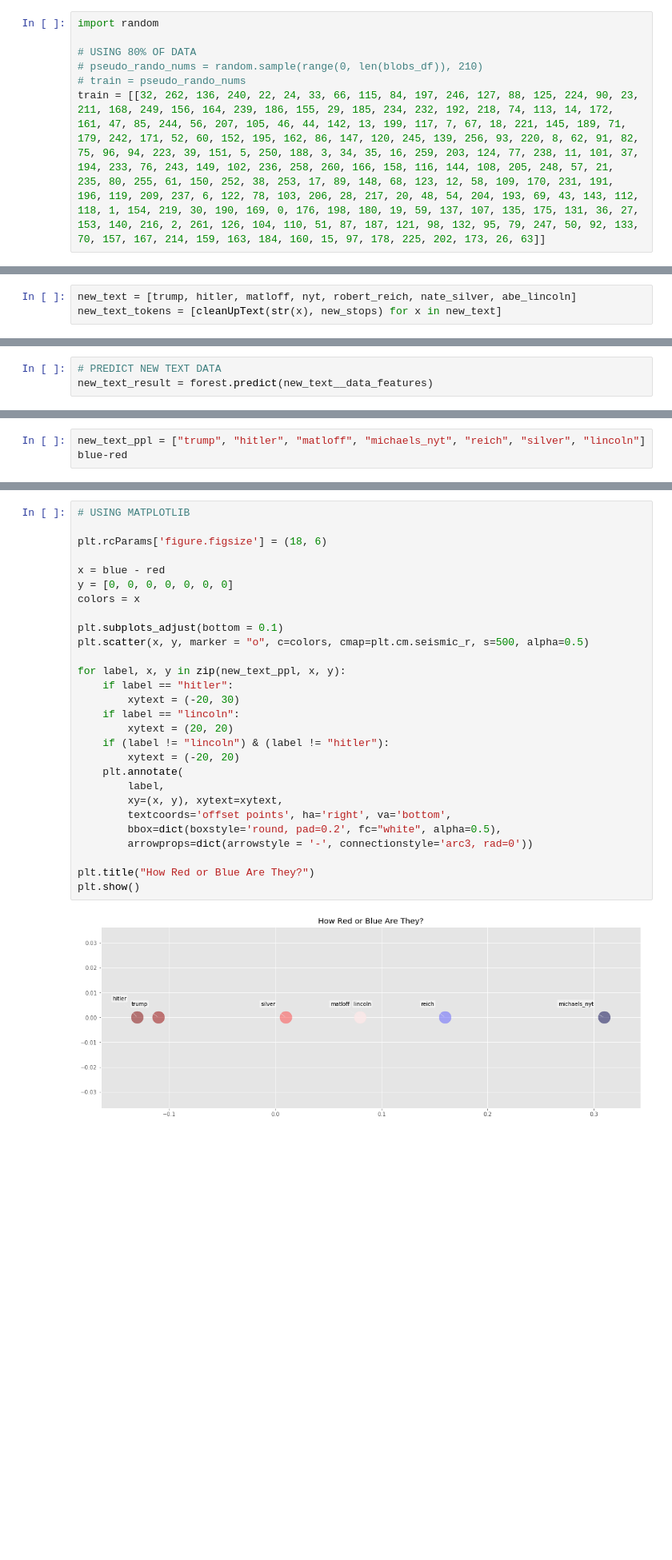
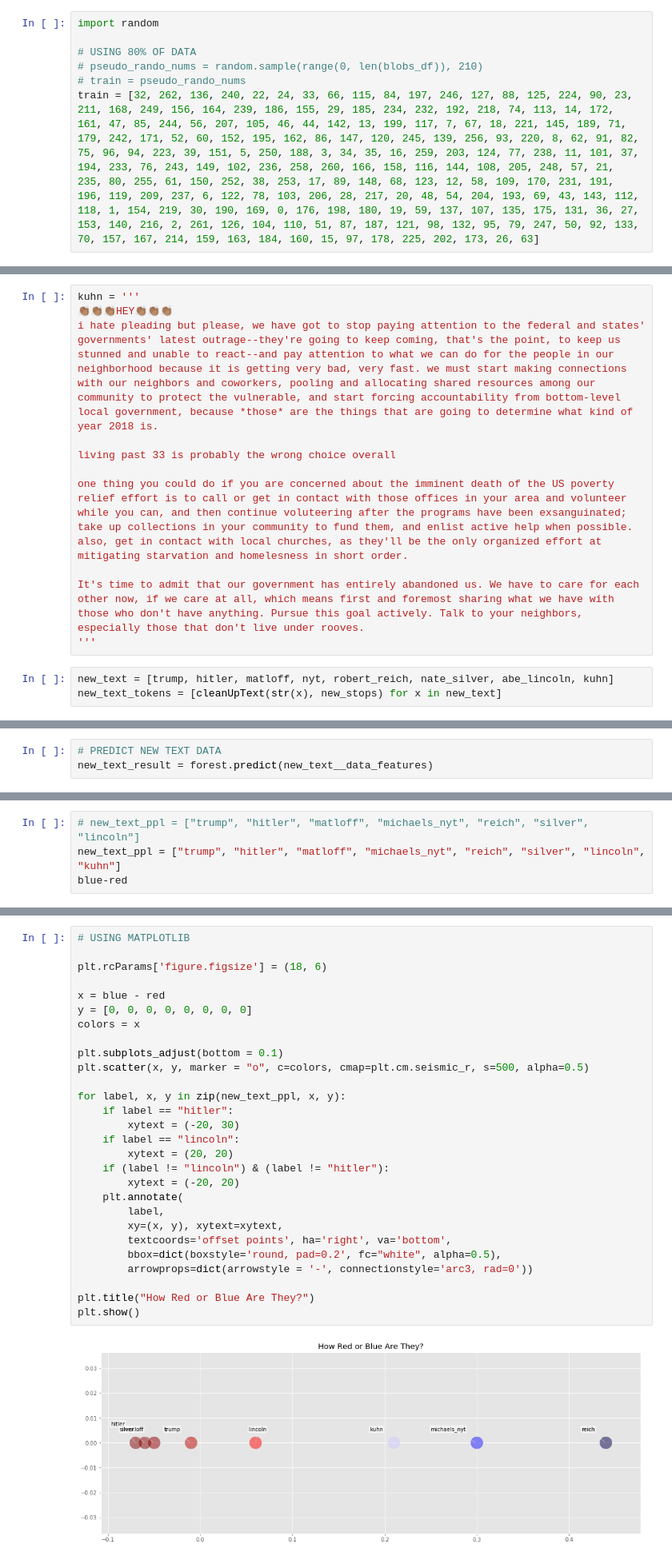
Before and after one commit to palautatan/project141b, a Jupyter notebook: text_processing.ipynb, the cells around one changed output, grey strips where cells are left out. Shown: that part at 80% size. Cells and saved outputs as stored; diff of their text form; blank space fills up the shorter version.

```diff
--- a/text_processing.ipynb
+++ b/text_processing.ipynb
@@ -459,7 +465,7 @@ import random
 # USING 80% OF DATA
 # pseudo_rando_nums = random.sample(range(0, len(blobs_df)), 210)
 # train = pseudo_rando_nums
-train = [[32, 262, 136, 240, 22, 24, 33, 66, 115, 84, 197, 246, 127, 88, 125, 224, 90, 23, 211, 168, 249, 156, 164, 239, 186, 155, 29, 185, 234, 232, 192, 218, 74, 113, 14, 172, 161, 47, 85, 244, 56, 207, 105, 46, 44, 142, 13, 199, 117, 7, 67, 18, 221, 145, 189, 71, 179, 242, 171, 52, 60, 152, 195, 162, 86, 147, 120, 245, 139, 256, 93, 220, 8, 62, 91, 82, 75, 96, 94, 223, 39, 151, 5, 250, 188, 3, 34, 35, 16, 259, 203, 124, 77, 238, 11, 101, 37, 194, 233, 76, 243, 149, 102, 236, 258, 260, 166, 158, 116, 144, 108, 205, 248, 57, 21, 235, 80, 255, 61, 150, 252, 38, 253, 17, 89, 148, 68, 123, 12, 58, 109, 170, 231, 191, 196, 119, 209, 237, 6, 122, 78, 103, 206, 28, 217, 20, 48, 54, 204, 193, 69, 43, 143, 112, 118, 1, 154, 219, 30, 190, 169, 0, 176, 198, 180, 19, 59, 137, 107, 135, 175, 131, 36, 27, 153, 140, 216, 2, 261, 126, 104, 110, 51, 87, 187, 121, 98, 132, 95, 79, 247, 50, 92, 133, 70, 157, 167, 214, 159, 163, 184, 160, 15, 97, 178, 225, 202, 173, 26, 63]]
+train = [32, 262, 136, 240, 22, 24, 33, 66, 115, 84, 197, 246, 127, 88, 125, 224, 90, 23, 211, 168, 249, 156, 164, 239, 186, 155, 29, 185, 234, 232, 192, 218, 74, 113, 14, 172, 161, 47, 85, 244, 56, 207, 105, 46, 44, 142, 13, 199, 117, 7, 67, 18, 221, 145, 189, 71, 179, 242, 171, 52, 60, 152, 195, 162, 86, 147, 120, 245, 139, 256, 93, 220, 8, 62, 91, 82, 75, 96, 94, 223, 39, 151, 5, 250, 188, 3, 34, 35, 16, 259, 203, 124, 77, 238, 11, 101, 37, 194, 233, 76, 243, 149, 102, 236, 258, 260, 166, 158, 116, 144, 108, 205, 248, 57, 21, 235, 80, 255, 61, 150, 252, 38, 253, 17, 89, 148, 68, 123, 12, 58, 109, 170, 231, 191, 196, 119, 209, 237, 6, 122, 78, 103, 206, 28, 217, 20, 48, 54, 204, 193, 69, 43, 143, 112, 118, 1, 154, 219, 30, 190, 169, 0, 176, 198, 180, 19, 59, 137, 107, 135, 175, 131, 36, 27, 153, 140, 216, 2, 261, 126, 104, 110, 51, 87, 187, 121, 98, 132, 95, 79, 247, 50, 92, 133, 70, 157, 167, 214, 159, 163, 184, 160, 15, 97, 178, 225, 202, 173, 26, 63]
 # %%
 # VECTORIZING TRAINING DATA
 vectorizer = CountVectorizer(analyzer= "word",
@@ -647,8 +653,19 @@ abe_lincoln = '''Fourscore and seven years ago our fathers brought forth on this
 Now we are engaged in a great civil war, testing whether that nation, or any nation so conceived and so dedicated, can long endure. We are met on a great battle-field of that war. We have come to dedicate a portion of that field, as a final resting place for those who here gave their lives that that nation might live. It is altogether fitting and proper that we should do this.
 
 But, in a larger sense, we can not dedicate-we can not consecrate-we can not hallow-this ground. The brave men, living and dead, who struggled here, have consecrated it, far above our poor power to add or detract. The world will little note, nor long remember what we say here, but it can never forget what they did here. It is for us the living, rather, to be dedicated here to the unfinished work which they who fought here have thus far so nobly advanced. It is rather for us to be here dedicated to the great task remaining before us-that from these honored dead we take increased devotion to that cause for which they gave the last full measure of devotion-that we here highly resolve that these dead shall not have died in vain-that this nation, under God, shall have a new birth of freedom-and that government of the people, by the people, for the people shall not perish from the earth.'''
+# %%
+kuhn = '''
+👏🏽👏🏽👏🏽HEY👏🏽👏🏽👏🏽
+i hate pleading but please, we have got to stop paying attention to the federal and states' governments' latest outrage--they're going to keep coming, that's the point, to keep us stunned and unable to react--and pay attention to what we can do for the people in our neighborhood because it is getting very bad, very fast. we must start making connections with our neighbors and coworkers, pooling and allocating shared resources among our community to protect the vulnerable, and start forcing accountability from bottom-level local government, because *those* are the things that are going to determine what kind of year 2018 is.
+
+living past 33 is probably the wrong choice overall
+
+one thing you could do if you are concerned about the imminent death of the US poverty relief effort is to call or get in contact with those offices in your area and volunteer while you can, and then continue voluteering after the programs have been exsanguinated; take up collections in your community to fund them, and enlist active help when possible. also, get in contact with local churches, as they'll be the only organized effort at mitigating starvation and homelesness in short order.
+
+It's time to admit that our government has entirely abandoned us. We have to care for each other now, if we care at all, which means first and foremost sharing what we have with those who don't have anything. Pursue this goal actively. Talk to your neighbors, especially those that don't live under rooves.
+'''
 # %%
-new_text = [trump, hitler, matloff, nyt, robert_reich, nate_silver, abe_lincoln]
+new_text = [trump, hitler, matloff, nyt, robert_reich, nate_silver, abe_lincoln, kuhn]
 new_text_tokens = [cleanUpText(str(x), new_stops) for x in new_text]
 # %%
 new_text_blobs = [" ".join(x) for x in new_text_tokens]
@@ -703,6 +721,7 @@ Perhaps we can only use the first two columns and use that as a score.
 red = np.array([new_text_predicted_probs[x][0] for x in range(len(new_text_predicted_probs))])
 blue = np.array([new_text_predicted_probs[x][1] for x in range(len(new_text_predicted_probs))])
 # %%
-new_text_ppl = ["trump", "hitler", "matloff", "michaels_nyt", "reich", "silver", "lincoln"]
+# new_text_ppl = ["trump", "hitler", "matloff", "michaels_nyt", "reich", "silver", "lincoln"]
+new_text_ppl = ["trump", "hitler", "matloff", "michaels_nyt", "reich", "silver", "lincoln", "kuhn"]
 blue-red
 # %% [output]
@@ -742,30 +762,30 @@ plot_url = py.plot_mpl(fig, filename="how-red-how-blue")
 # %%
 # USING MATPLOTLIB
 
 plt.rcParams['figure.figsize'] = (18, 6)
 
 x = blue - red
-y = [0, 0, 0, 0, 0, 0, 0]
+y = [0, 0, 0, 0, 0, 0, 0, 0]
 colors = x
 
 plt.subplots_adjust(bottom = 0.1)
 plt.scatter(x, y, marker = "o", c=colors, cmap=plt.cm.seismic_r, s=500, alpha=0.5)
 
 for label, x, y in zip(new_text_ppl, x, y):
     if label == "hitler":
         xytext = (-20, 30)
     if label == "lincoln":
         xytext = (20, 20)
     if (label != "lincoln") & (label != "hitler"):
         xytext = (-20, 20)
     plt.annotate(
         label,
         xy=(x, y), xytext=xytext,
         textcoords='offset points', ha='right', va='bottom',
         bbox=dict(boxstyle='round, pad=0.2', fc="white", alpha=0.5),
         arrowprops=dict(arrowstyle = '-', connectionstyle='arc3, rad=0'))
 
 plt.title("How Red or Blue Are They?")
 plt.show()
 # %% [output]
-[figure, old version]
+[figure, new version]
```
Also changed, not shown: parts of 12 cells of this notebook, 3 other files.
